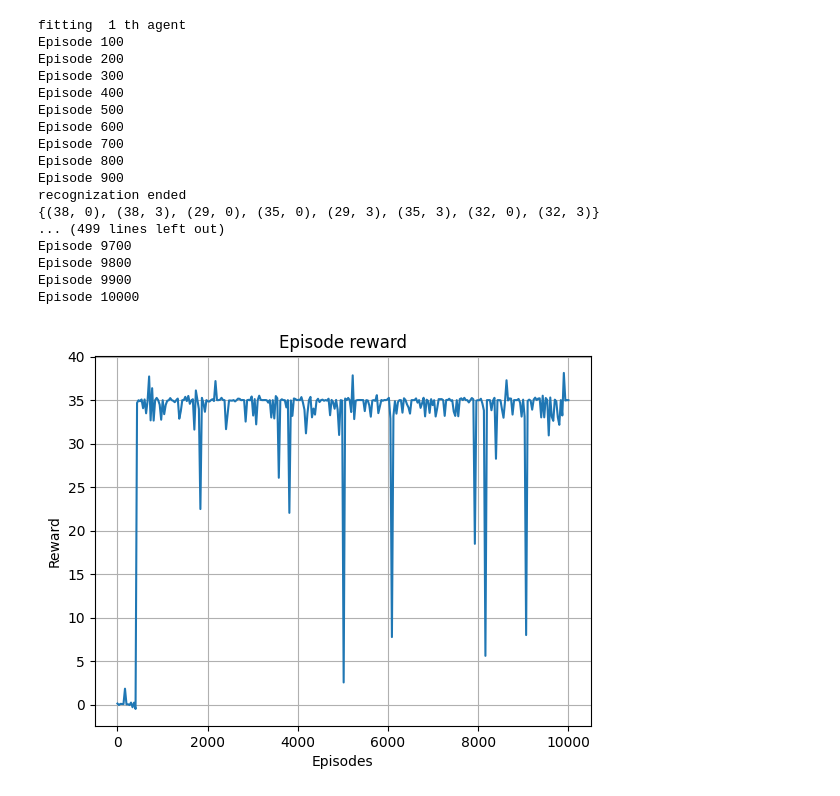
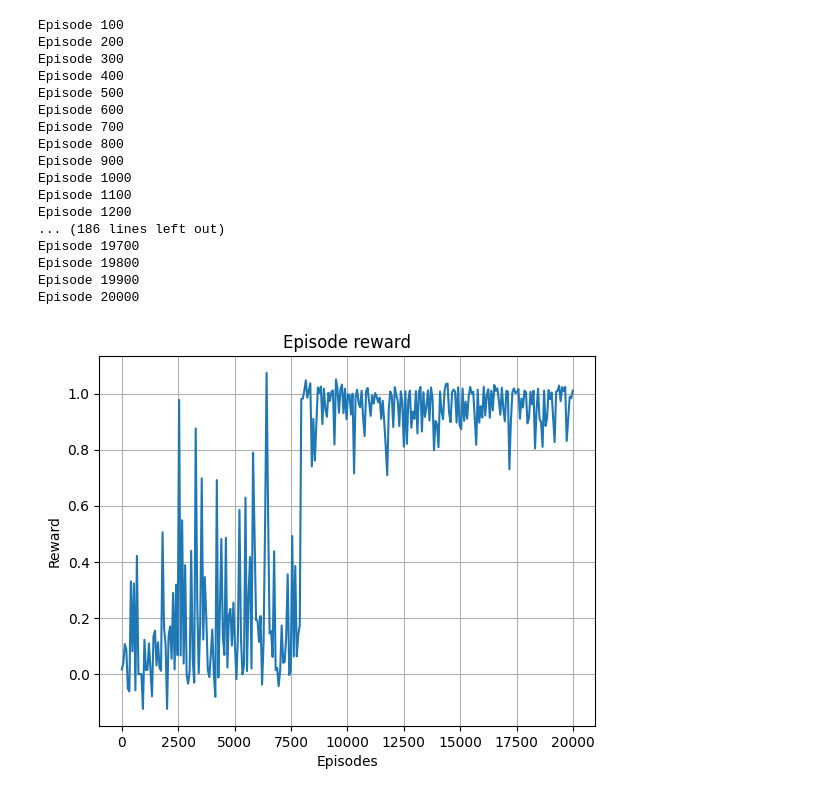
Before and after one commit to crqu/hyrid_transfer, a Jupyter notebook: online.ipynb, the cells around one changed output. Cells and saved outputs as stored; diff of their text form; code cells hidden in the pictures.

```diff
--- a/online.ipynb
+++ b/online.ipynb
@@ -507,44 +877,50 @@ class RFAgent(AgentWithSimplePolicy):
 # %%
 # define the environment GridWorld NRoom
 env1=NRoom(
-    nrooms=4,
+    nrooms=3,
     remove_walls=False,
-    room_size=3,
+    room_size=4,
     initial_state_distribution="center", #see if we can change to others
     include_traps=False,
 )
 env2=NRoom(
-    nrooms=4,
+    nrooms=3,
     remove_walls=False,
-    room_size=3,
+    room_size=4,
     initial_state_distribution="center", #see if we can change to others
     include_traps=True,
 )
 # print(env1.terminal_states)
 # print(env2.terminal_states)
 horizon=env2.observation_space.n
-T=10000 #number of episodes to play
+T=20000 #number of episodes to play
 N=5
-source_count=np.load("source_counts.npy")
-source_P=np.load("source_transition.npy")
+source_count=np.load("source_counts_3room_4size.npy")
+source_P=np.load("source_transition_3room_4size.npy")
 rewards=[]
 agent=HybridTransferAgent(env=env2,horizon=horizon,source_count=source_count,source_transition=source_P)
+rewards=agent.fit(budget=T)
+# a=agent.eval()
 # agent=RFAgent(env1,gamma=1,horizon=horizon)
-# agent=AdaptiveAgent(env=env2,horizon=horizon)
-# rewards=agent.fit(budget=T)
+# for i in range(N):
+#     print("fitting ",i+1,"th agent")
+#     agent=AdaptiveAgent(env=env2,horizon=horizon)
+#     reward=agent.fit(budget=T)
+#     rewards.append(np.array(reward))
+
 # print("fitting ",i+1,"th agent")
 # count,P_hat=agent.fit(budget=T)
-for i in range(N):
-    agent=HybridTransferAgent(env=env2,horizon=horizon,source_count=source_count,source_transition=source_P)
-    print("fitting ",i+1,"th agent")
-    reward=agent.fit(budget=T)
-    rewards.append(np.array(reward))
+# for i in range(N):
+#     agent=HybridTransferAgent(env=env2,horizon=horizon,source_count=source_count,source_transition=source_P)
+#     print("fitting ",i+1,"th agent")
+#     reward=agent.fit(budget=T)
+#     rewards.append(np.array(reward))
 
 # rewards=np.array(rewards)
 # agent=RFAgent(env1,gamma=1,horizon=horizon)
 # agent.fit(budget=20000)
+# print(agent.Nsa)
 # %% [output]
-fitting  1 th agent
 Episode 100
 Episode 200
 Episode 300
@@ -554,10 +930,11 @@ Episode 600
 Episode 700
 Episode 800
 Episode 900
-recognization ended
-{(38, 0), (38, 3), (29, 0), (35, 0), (29, 3), (35, 3), (32, 0), (32, 3)}
-... (499 lines left out)
-Episode 9700
-Episode 9800
-Episode 9900
-Episode 10000
+Episode 1000
+Episode 1100
+Episode 1200
+... (186 lines left out)
+Episode 19700
+Episode 19800
+Episode 19900
+Episode 20000
@@ -564,27 +943,28 @@ Episode 10000
 # %%
 # print(agent.v_max)
 import matplotlib.pyplot as plt
 from scipy.stats import sem  # 标准误差
 from scipy.interpolate import make_interp_spline
-x=np.arange(T)
+x=np.arange(T//10)*10
 x_smooth = np.linspace(x.min(), x.max(), 300)
 spl_mean = make_interp_spline(x, rewards, k=3)  # B样条插值
 
 y_smooth = spl_mean(x_smooth)
 
 
 # 绘图
 # 绘制均值曲线
 plt.plot(x_smooth, y_smooth, label='Mean Reward')
 # 绘制置信区间的阴影
 plt.title('Episode reward')
 plt.xlabel('Episodes')
 plt.ylabel('Reward')
 # plt.legend()
 plt.grid(True)  # 添加网格
 plt.show()
+np.save("q_max_transfer",agent.q_max)
 # %% [output]
-[figure, old version]
+[figure, new version]
 # %%
 # plot routine
 import matplotlib.pyplot as plt
```
Also changed, not shown: parts of 11 cells of this notebook, 9 other files.
